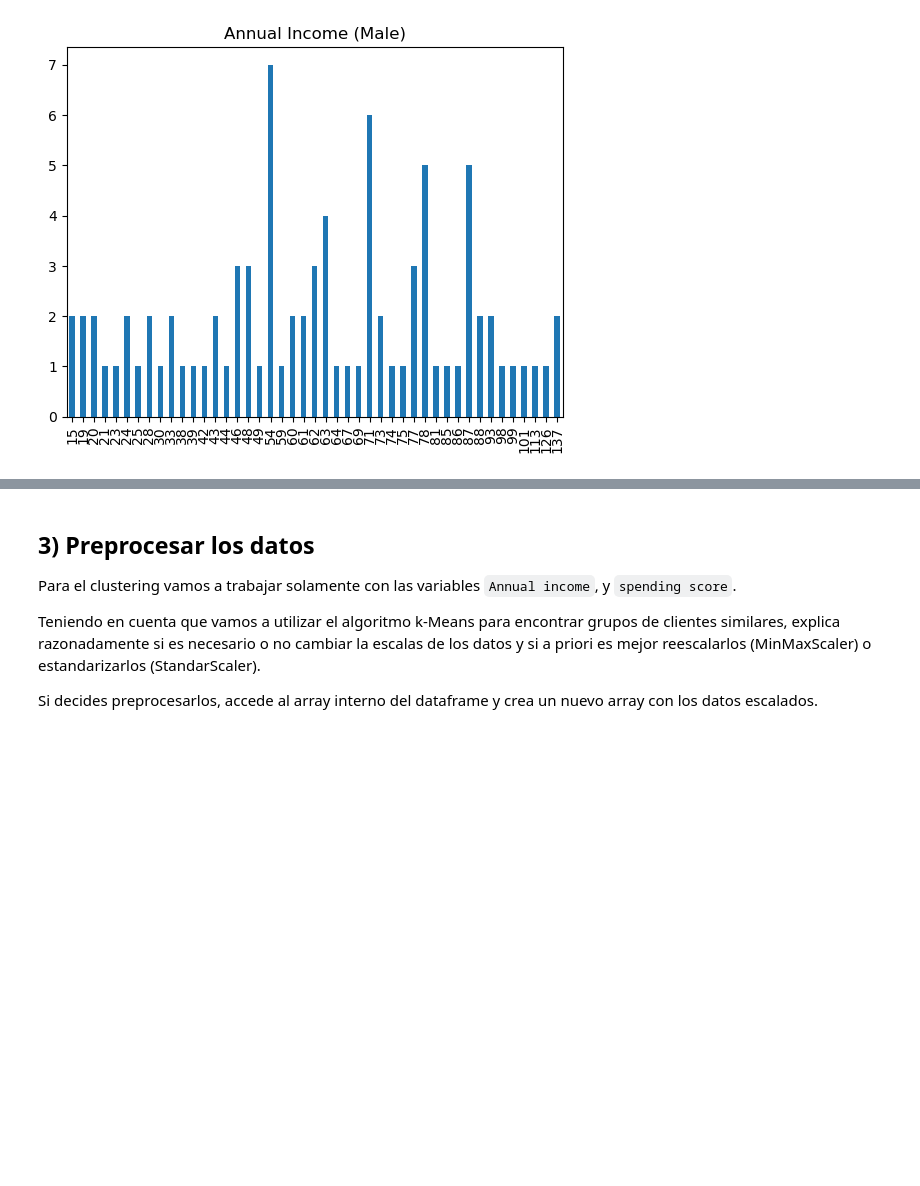
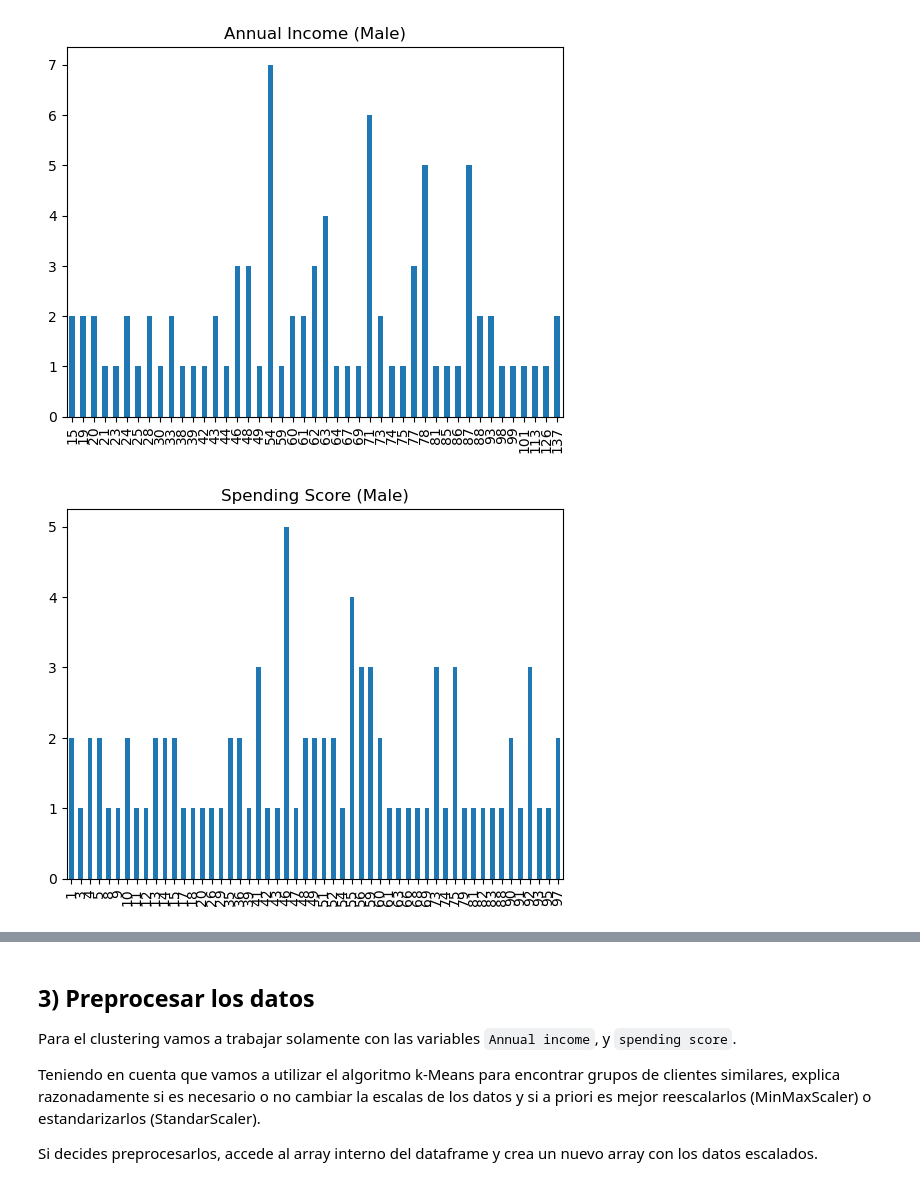
Before and after one commit to ALK222/IA2, a Jupyter notebook: labs/lab2/P2_ap1_clustering_enunciado.ipynb, the cells around one changed output, grey strips where cells are left out. Saved outputs shown, nothing was run; the diff lists cells and outputs as text; code cells hidden in the pictures; blank space fills up the shorter version.

```diff
--- a/labs/lab2/P2_ap1_clustering_enunciado.ipynb
+++ b/labs/lab2/P2_ap1_clustering_enunciado.ipynb
@@ -150,3 +150,7 @@ df_hombres
 plot = df_hombres['Annual Income (k$)'].value_counts().sort_index().plot(kind='bar', title='Annual Income (Male)')
 # %% [output]
 [figure]
+# %%
+plot = df_hombres['Spending Score (1-100)'].value_counts().sort_index().plot(kind='bar', title='Spending Score (Male)')
+# %% [output]
+[figure, added]
```
Also changed, not shown: parts of 2 cells of this notebook.
